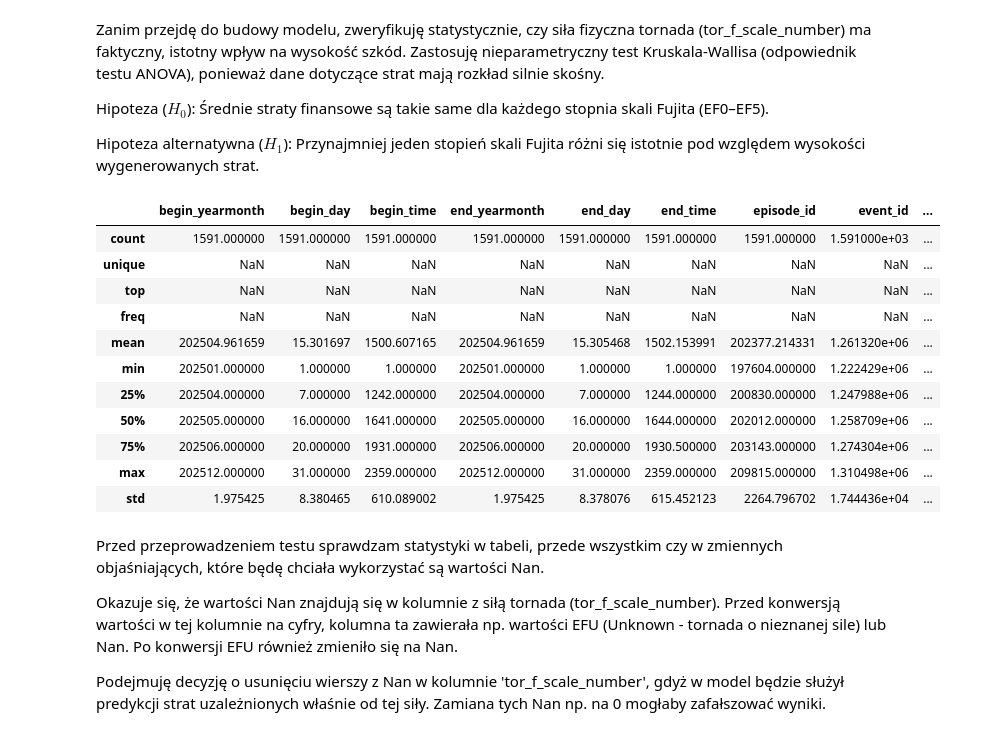
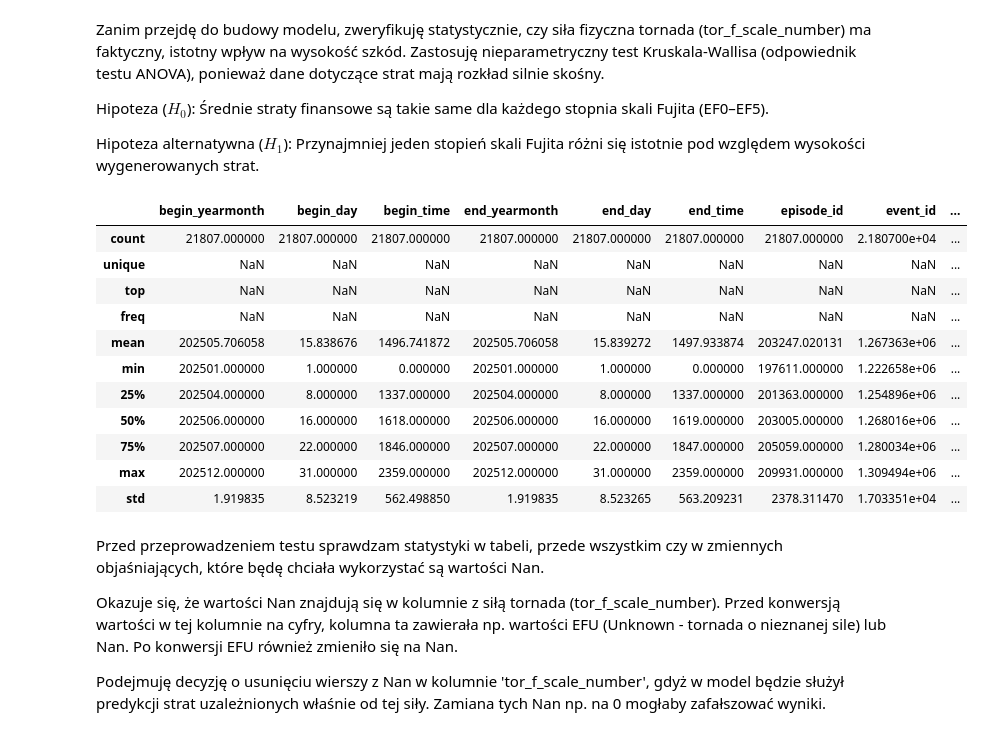
Before and after one commit to piaseckazaneta/Python, a Jupyter notebook: Zaneta_Piasecka_Mini_projekt_2026.ipynb, the cells around one changed output. Drawn from its saved outputs; the diff is of its cells as text; code cells hidden in the pictures.

```diff
--- a/Zaneta_Piasecka_Mini_projekt_2026.ipynb
+++ b/Zaneta_Piasecka_Mini_projekt_2026.ipynb
@@ -484,4 +498,6 @@ Successfully installed geodatasets-2026.5.1
 # %%
 tornado_event = df_details[df_details['event_type'] == 'Tornado']
+# %%
+thunderstorm_wind_event = df_details[df_details['event_type'] == 'Thunderstorm Wind']
 # %%
 
@@ -555,0 +580,21 @@ Z tego powodu to właśnie tornada zostały wybrane do dalszego modelowania pred
+# %%
+import pandas as pd
+
+# 1. TRANSFORMACJA PRZED MODELOWANIEM I SELEKCJĄ (Na pełnej ramce danych)
+# Kodujemy kategoryczną zmienną magnitude_type metodą Full One-Hot Encoding
+thunderstorm_wind_event = pd.get_dummies(
+    thunderstorm_wind_event,
+    columns=['magnitude_type'],
+    prefix='mag_type',
+    drop_first=False,
+    dtype=int,
+)
+
+# Wyciągamy nazwy nowo utworzonych kolumn binarne (np. mag_type_EG, mag_type_MG, mag_type_ES)
+mag_cols = [
+    col
+    for col in thunderstorm_wind_event.columns
+    if col.startswith('mag_type_')
+]
+print("✅ Udana transformacja! Utworzone kolumny dla metod pomiaru:")
+print(mag_cols)
@@ -563,20 +667,20 @@ Hipoteza ($H_0$): Średnie straty finansowe są takie same dla każdego stopnia
 
 Hipoteza alternatywna ($H_1$): Przynajmniej jeden stopień skali Fujita różni się istotnie pod względem wysokości wygenerowanych strat.
 # %%
-tornado_event.describe(include='all')
+thunderstorm_wind_event.describe(include='all')
 # %% [output]
 |  | begin_yearmonth | begin_day | begin_time | end_yearmonth | end_day | end_time | episode_id | event_id | ... |
-| count | 1591.000000 | 1591.000000 | 1591.000000 | 1591.000000 | 1591.000000 | 1591.000000 | 1591.000000 | 1.591000e+03 | ... |
+| count | 21807.000000 | 21807.000000 | 21807.000000 | 21807.000000 | 21807.000000 | 21807.000000 | 21807.000000 | 2.180700e+04 | ... |
 | unique | NaN | NaN | NaN | NaN | NaN | NaN | NaN | NaN | ... |
 | top | NaN | NaN | NaN | NaN | NaN | NaN | NaN | NaN | ... |
 | freq | NaN | NaN | NaN | NaN | NaN | NaN | NaN | NaN | ... |
-| mean | 202504.961659 | 15.301697 | 1500.607165 | 202504.961659 | 15.305468 | 1502.153991 | 202377.214331 | 1.261320e+06 | ... |
-| min | 202501.000000 | 1.000000 | 1.000000 | 202501.000000 | 1.000000 | 1.000000 | 197604.000000 | 1.222429e+06 | ... |
-| 25% | 202504.000000 | 7.000000 | 1242.000000 | 202504.000000 | 7.000000 | 1244.000000 | 200830.000000 | 1.247988e+06 | ... |
-| 50% | 202505.000000 | 16.000000 | 1641.000000 | 202505.000000 | 16.000000 | 1644.000000 | 202012.000000 | 1.258709e+06 | ... |
-| 75% | 202506.000000 | 20.000000 | 1931.000000 | 202506.000000 | 20.000000 | 1930.500000 | 203143.000000 | 1.274304e+06 | ... |
-| max | 202512.000000 | 31.000000 | 2359.000000 | 202512.000000 | 31.000000 | 2359.000000 | 209815.000000 | 1.310498e+06 | ... |
-| std | 1.975425 | 8.380465 | 610.089002 | 1.975425 | 8.378076 | 615.452123 | 2264.796702 | 1.744436e+04 | ... |
+| mean | 202505.706058 | 15.838676 | 1496.741872 | 202505.706058 | 15.839272 | 1497.933874 | 203247.020131 | 1.267363e+06 | ... |
+| min | 202501.000000 | 1.000000 | 0.000000 | 202501.000000 | 1.000000 | 0.000000 | 197611.000000 | 1.222658e+06 | ... |
+| 25% | 202504.000000 | 8.000000 | 1337.000000 | 202504.000000 | 8.000000 | 1337.000000 | 201363.000000 | 1.254896e+06 | ... |
+| 50% | 202506.000000 | 16.000000 | 1618.000000 | 202506.000000 | 16.000000 | 1619.000000 | 203005.000000 | 1.268016e+06 | ... |
+| 75% | 202507.000000 | 22.000000 | 1846.000000 | 202507.000000 | 22.000000 | 1847.000000 | 205059.000000 | 1.280034e+06 | ... |
+| max | 202512.000000 | 31.000000 | 2359.000000 | 202512.000000 | 31.000000 | 2359.000000 | 209931.000000 | 1.309494e+06 | ... |
+| std | 1.919835 | 8.523219 | 562.498850 | 1.919835 | 8.523265 | 563.209231 | 2378.311470 | 1.703351e+04 | ... |
 # %% [markdown]
 Przed przeprowadzeniem testu sprawdzam statystyki w tabeli, przede wszystkim czy w zmiennych objaśniających, które będę chciała wykorzystać są wartości Nan.
 
```
Also changed, not shown: parts of 57 cells of this notebook.
